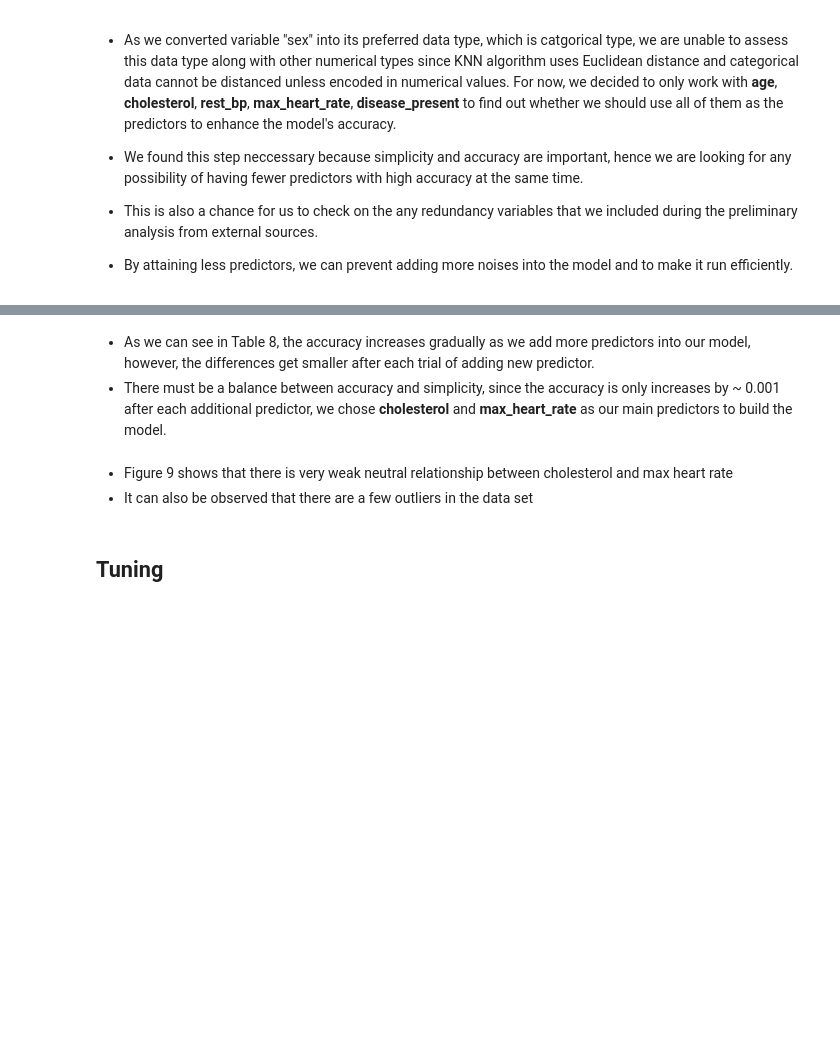
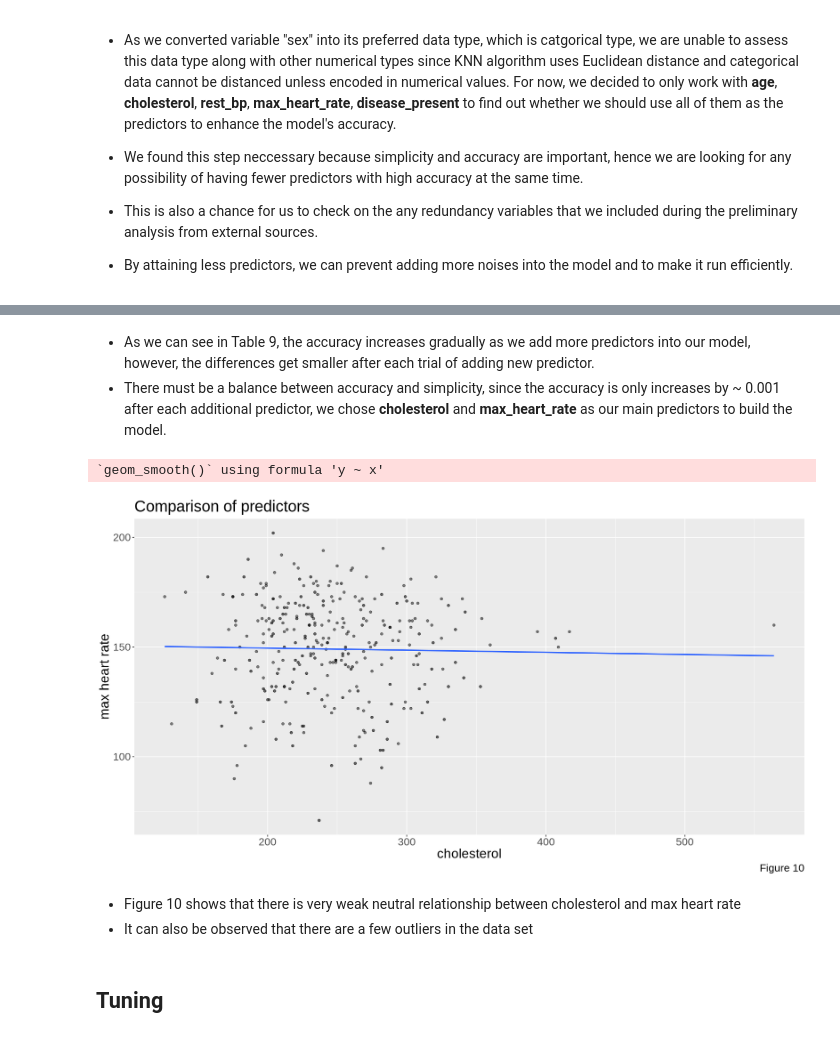
Before and after one commit to vyle2003/DSCI-100-Project, a Jupyter notebook: DSCI 100 Project Report.ipynb, the cells around one changed output, grey strips where cells are left out. Cells and saved outputs as stored; diff of their text form; code cells hidden in the pictures; blank space fills up the shorter version.

```diff
--- a/DSCI 100 Project Report.ipynb
+++ b/DSCI 100 Project Report.ipynb
@@ -308,17 +392,20 @@ print("Table 8")
 # %% [markdown]
-- As we can see in Table 8, the accuracy increases gradually as we add more predictors into our model, however, the differences get smaller after  each trial of adding new predictor.
+- As we can see in Table 9, the accuracy increases gradually as we add more predictors into our model, however, the differences get smaller after  each trial of adding new predictor.
 - There must be a balance between accuracy and simplicity, since the accuracy is only increases by ~ 0.001 after each additional predictor, we chose **cholesterol** and **max_heart_rate** as our main predictors to build the model.
 # %%
 predictors_plot <- heart_data |>
     ggplot(aes(x = cholesterol, y = max_heart_rate)) +
     geom_point(alpha = 0.2) +
     geom_smooth(method = "lm", se = FALSE) +
-    labs(x = "cholesterol", y = "max heart rate", caption = "Figure 9") +
+    labs(x = "cholesterol", y = "max heart rate", caption = "Figure 10") +
     theme(text = element_text(size = 20)) +
     ggtitle("Comparison of predictors")
 predictors_plot
+# %% [output]
+`geom_smooth()` using formula 'y ~ x'
+[figure, added]
 # %% [markdown]
-- Figure 9 shows that there is very weak neutral relationship between cholesterol and max heart rate
+- Figure 10 shows that there is very weak neutral relationship between cholesterol and max heart rate
 - It can also be observed that there are a few outliers in the data set
 # %% [markdown]
 ## Tuning
```
Also changed, not shown: parts of 16 cells of this notebook.
